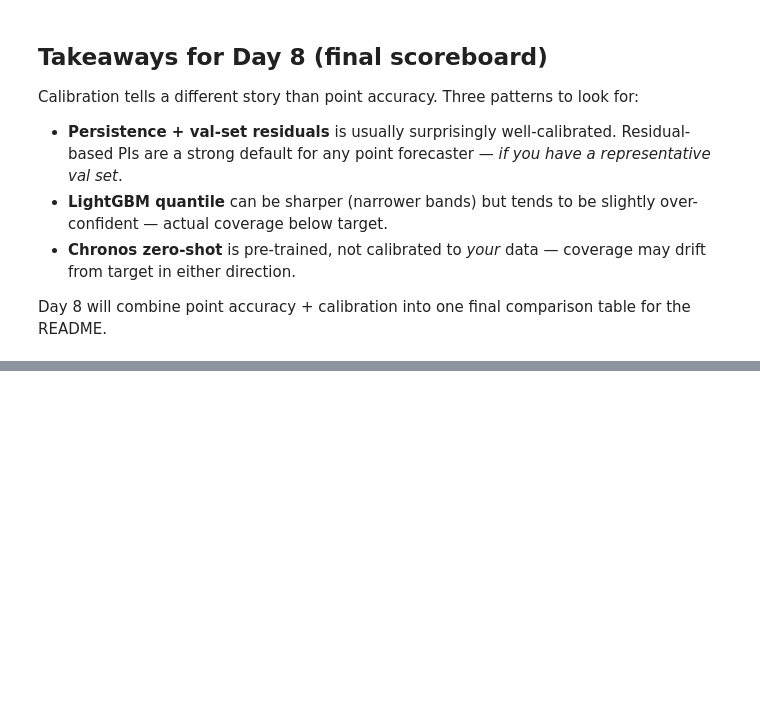
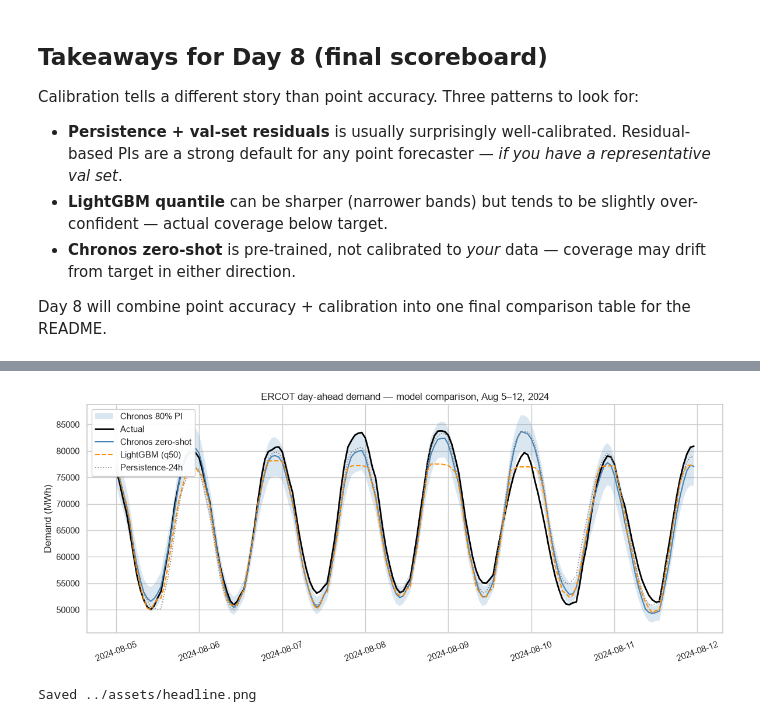
Before and after one commit to visethchapman/ercot-demand-forecast, a Jupyter notebook: notebooks/05_calibration.ipynb, the cells around one changed output, grey strips where cells are left out. Drawn from its saved outputs; the diff is of its cells as text; code cells hidden in the pictures; blank space fills up the shorter version.

```diff
--- a/notebooks/05_calibration.ipynb
+++ b/notebooks/05_calibration.ipynb
@@ -287,0 +293,58 @@ Day 8 will combine point accuracy + calibration into one final comparison table
+# %%
+# Build aligned per-row predictions for the same test hours, then plot
+# one representative test week.
+test_idx_arr = test['ts'].to_numpy()
+
+# Persistence (median = p50 from val-set residual quantiles)
+y_persist  = persist_preds[0.5]
+persist_lo = persist_preds[0.1]
+persist_hi = persist_preds[0.9]
+
+# LightGBM (q50 as the point, q10/q90 for the band)
+y_lgbm     = lgbm_preds[0.5]
+lgbm_lo    = lgbm_preds[0.1]
+lgbm_hi    = lgbm_preds[0.9]
+
+# Chronos predictions only exist for valid_idx rows — align to full test set
+y_chronos_full  = np.full(len(test_idx_arr), np.nan)
+chronos_lo_full = np.full(len(test_idx_arr), np.nan)
+chronos_hi_full = np.full(len(test_idx_arr), np.nan)
+y_chronos_full[valid_idx]  = chronos_preds[0.5]
+chronos_lo_full[valid_idx] = chronos_preds[0.1]
+chronos_hi_full[valid_idx] = chronos_preds[0.9]
+
+vis = pd.DataFrame({
+    'ts':            test_idx_arr,
+    'actual':        y_te_arr,
+    'persistence':   y_persist,
+    'lightgbm':      y_lgbm,
+    'chronos':       y_chronos_full,
+    'chronos_lo':    chronos_lo_full,
+    'chronos_hi':    chronos_hi_full,
+})
+
+# Representative summer week — Aug 5-12, 2024
+wk_start, wk_end = pd.Timestamp('2024-08-05', tz='UTC'), pd.Timestamp('2024-08-12', tz='UTC')
+wk = vis[(vis.ts >= wk_start) & (vis.ts < wk_end)].copy()
+
+fig, ax = plt.subplots(figsize=(12, 5))
+ax.fill_between(wk.ts, wk.chronos_lo, wk.chronos_hi, color='steelblue', alpha=0.20,
+                label='Chronos 80% PI', edgecolor='none')
+ax.plot(wk.ts, wk.actual,      label='Actual',                 color='black',     lw=2.0)
+ax.plot(wk.ts, wk.chronos,     label='Chronos zero-shot',      color='steelblue', lw=1.5)
+ax.plot(wk.ts, wk.lightgbm,    label='LightGBM (q50)',         color='darkorange', lw=1.5, ls='--')
+ax.plot(wk.ts, wk.persistence, label='Persistence-24h',        color='gray',      lw=1.2, ls=':')
+
+ax.set_title('ERCOT day-ahead demand — model comparison, Aug 5–12, 2024')
+ax.set_ylabel('Demand (MWh)')
+ax.legend(loc='upper left', framealpha=0.95)
+plt.xticks(rotation=20); plt.tight_layout()
+
+out = Path('..') / 'assets' / 'headline.png'
+out.parent.mkdir(exist_ok=True)
+fig.savefig(out, dpi=120, bbox_inches='tight')
+plt.show()
+print(f'Saved {out}')
+# %% [output]
+[figure, added]
+Saved ../assets/headline.png
```
Also changed, not shown: parts of 1 cell of this notebook, 2 other files.
